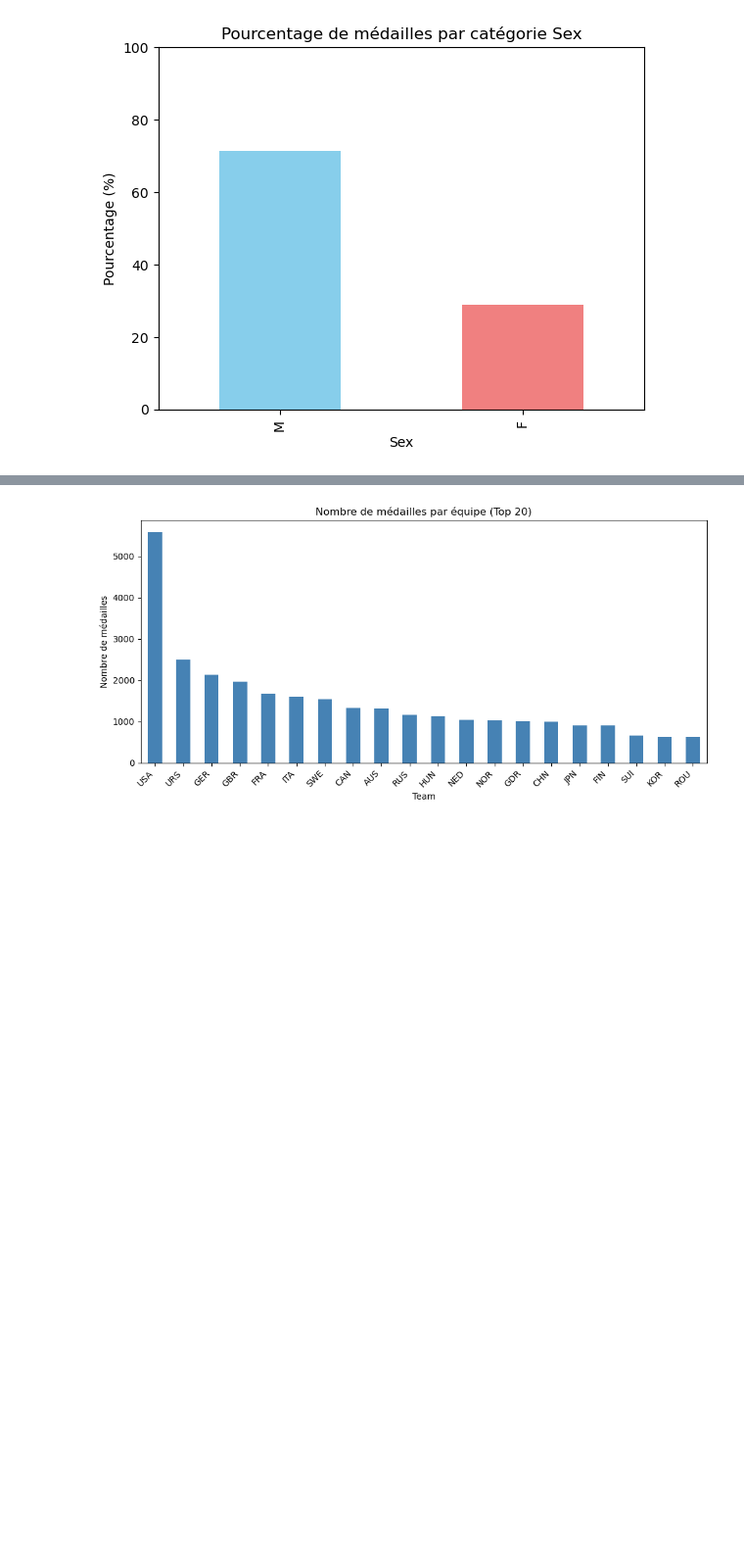
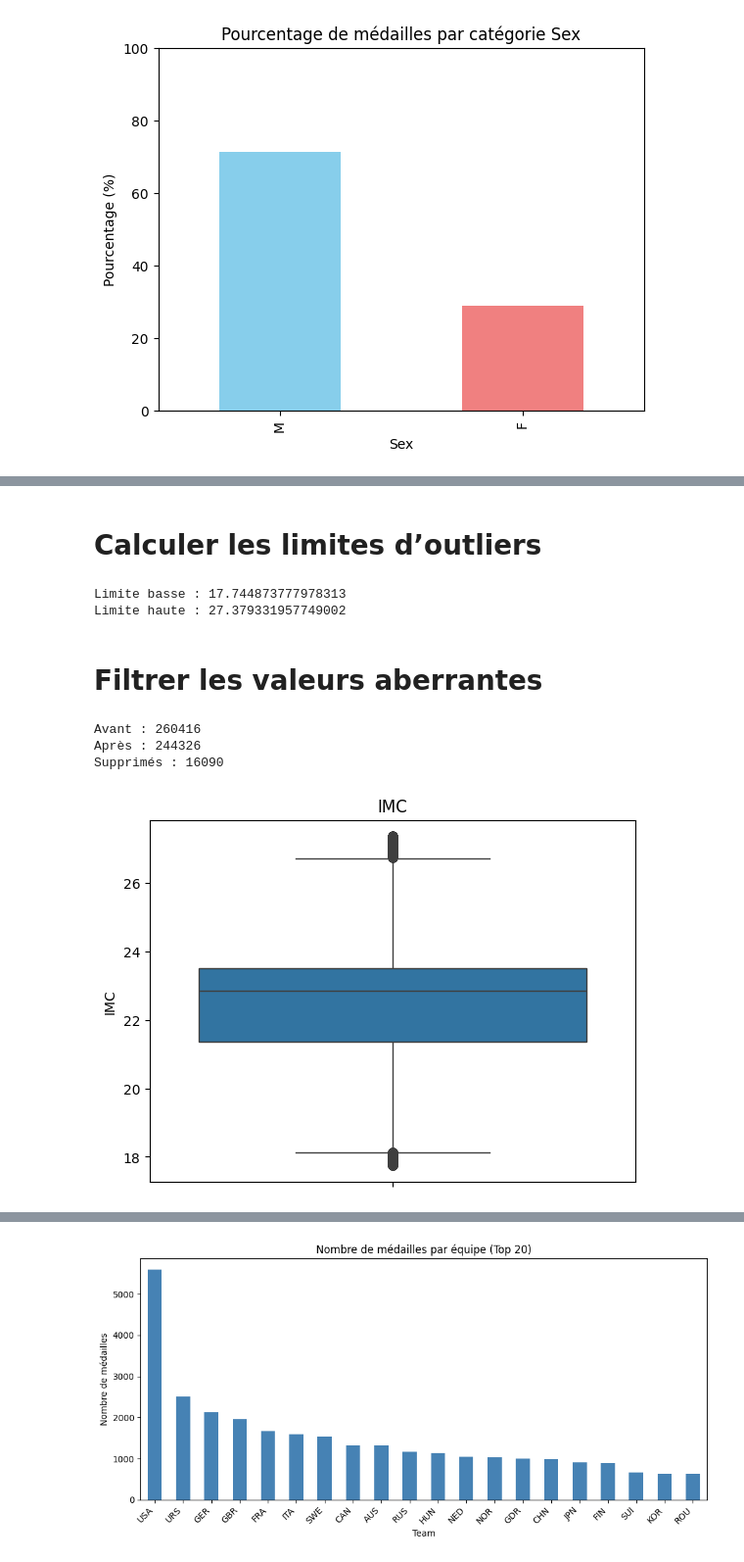
Before and after one commit to nourmaghraoui-a11/-olympics-medal-prediction-ml, a Jupyter notebook: Olympic Athletes Data Cleaning And Analysis.ipynb, the cells around one changed output, grey strips where cells are left out. Shown at 98% size. Saved outputs shown, nothing was run; the diff lists cells and outputs as text; code cells hidden in the pictures; blank space fills up the shorter version.

```diff
--- a/Olympic Athletes Data Cleaning And Analysis.ipynb
+++ b/Olympic Athletes Data Cleaning And Analysis.ipynb
@@ -205,0 +247,31 @@ plt.show()
+# %% [markdown]
+#  Calculer les limites d’outliers
+# %%
+Q1 = df["IMC"].quantile(0.25)
+Q3 = df["IMC"].quantile(0.75)
+IQR = Q3 - Q1
+
+lower_bound = Q1 - 1.5 * IQR
+upper_bound = Q3 + 1.5 * IQR
+
+print("Limite basse :", lower_bound)
+print("Limite haute :", upper_bound)
+# %% [output]
+Limite basse : 17.744873777978313
+Limite haute : 27.379331957749002
+# %% [markdown]
+# Filtrer les valeurs aberrantes
+# %%
+df_no_outliers = df[(df["IMC"] >= lower_bound) & (df["IMC"] <= upper_bound)]
+# %%
+print("Avant :", len(df))
+print("Après :", len(df_no_outliers))
+print("Supprimés :", len(df) - len(df_no_outliers))
+# %% [output]
+Avant : 260416
+Après : 244326
+Supprimés : 16090
+# %%
+sns.boxplot(df_no_outliers["IMC"]).set_title("IMC");
+# %% [output]
+[figure, added]
```
Also changed, not shown: parts of 36 cells of this notebook.
